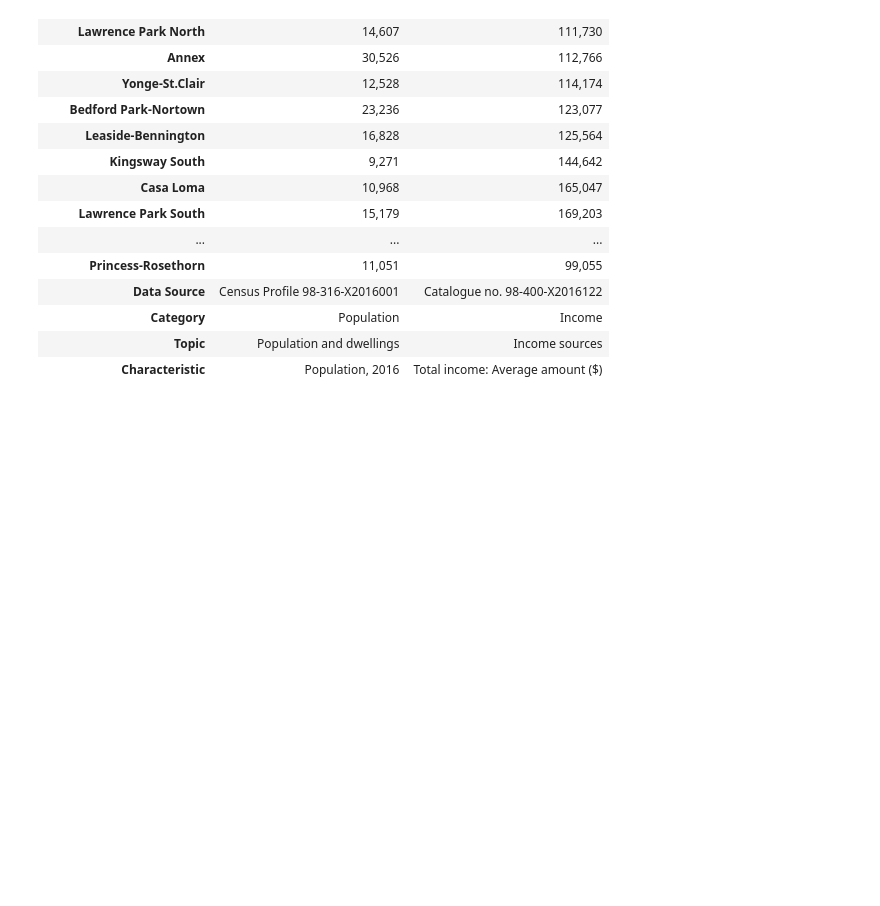
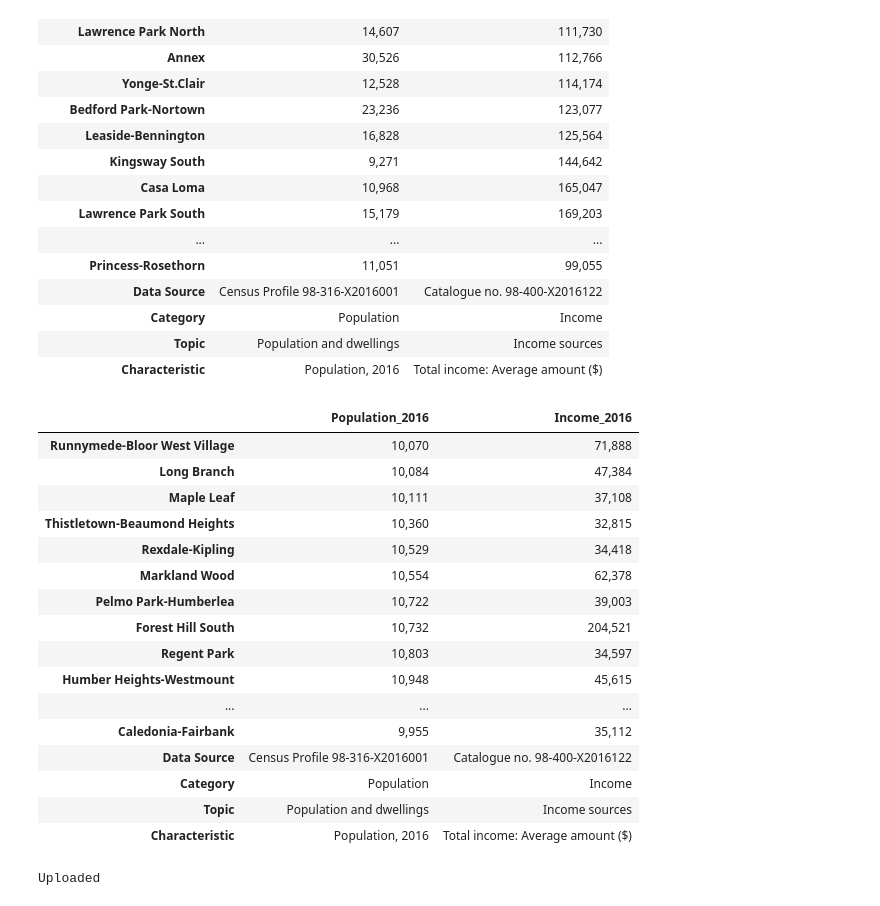
Before and after one commit to bsteele0220/Coursera_Capstone, a Jupyter notebook: The Battle of the Neighborhoods.ipynb, the cells around one changed output. Drawn from its saved outputs; the diff is of its cells as text; code cells hidden in the pictures; blank space fills up the shorter version.

```diff
--- a/The Battle of the Neighborhoods.ipynb
+++ b/The Battle of the Neighborhoods.ipynb
@@ -120,0 +116,28 @@ df_crime.head()
+# %%
+df_Toronto.sort_values('Population_2016')
+# %% [output]
+|  | Population_2016 | Income_2016 |
+| Runnymede-Bloor West Village | 10,070 | 71,888 |
+| Long Branch | 10,084 | 47,384 |
+| Maple Leaf | 10,111 | 37,108 |
+| Thistletown-Beaumond Heights | 10,360 | 32,815 |
+| Rexdale-Kipling | 10,529 | 34,418 |
+| Markland Wood | 10,554 | 62,378 |
+| Pelmo Park-Humberlea | 10,722 | 39,003 |
+| Forest Hill South | 10,732 | 204,521 |
+| Regent Park | 10,803 | 34,597 |
+| Humber Heights-Westmount | 10,948 | 45,615 |
+| ... | ... | ... |
+| Caledonia-Fairbank | 9,955 | 35,112 |
+| Data Source | Census Profile 98-316-X2016001 | Catalogue no. 98-400-X2016122 |
+| Category | Population | Income |
+| Topic | Population and dwellings | Income sources |
+| Characteristic | Population, 2016 | Total income: Average amount ($) |
+# %%
+#Toronto crime
+
+csv_path='https://opendata.arcgis.com/datasets/af500b5abb7240399853b35a2362d0c0_0.csv?outSR=%7B%22latestWkid%22%3A26717%2C%22wkid%22%3A26717%7D'
+df_crime = pd.read_csv(csv_path,encoding='latin1')
+print('Uploaded')
+# %% [output]
+Uploaded
```
Also changed, not shown: parts of 7 cells of this notebook.
